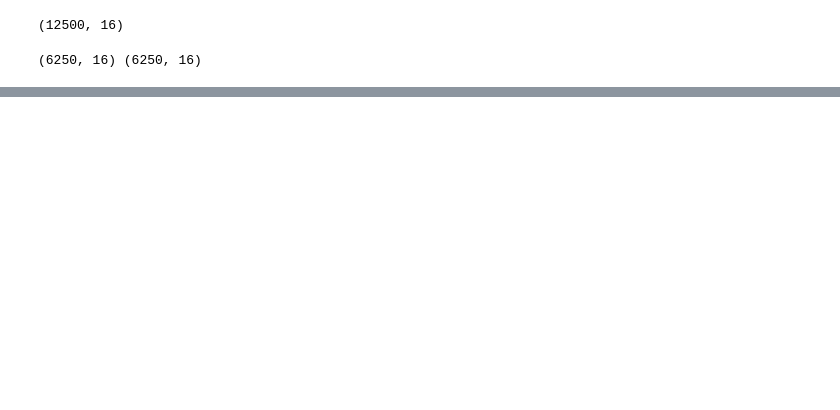
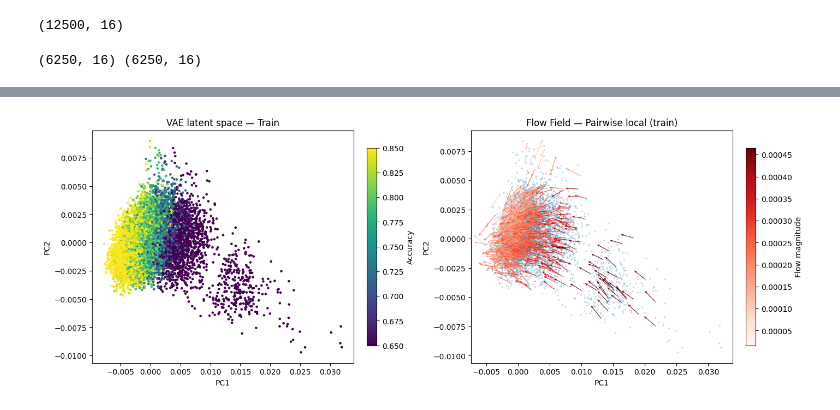
Before and after one commit to mvrmoris/Deep-Learning-Project, a Jupyter notebook: latent_space/data_inspection.ipynb, the cells around one changed output, grey strips where cells are left out. Saved outputs shown, nothing was run; the diff lists cells and outputs as text; code cells hidden in the pictures; blank space fills up the shorter version.

Commit message:
flow matching

```diff
--- a/latent_space/data_inspection.ipynb
+++ b/latent_space/data_inspection.ipynb
@@ -795,0 +914,58 @@ plt.show()
+# %%
+flow.eval()
+
+with torch.no_grad():
+    v_new = flow(torch.tensor(z_low, dtype=torch.float32).to(DEVICE))
+
+v_new_np = v_new.cpu().numpy()
+
+z_low_2d_new  = pca.transform(z_low)
+z_next_2d_new = pca.transform(z_low + v_new_np)
+v_2d_new      = z_next_2d_new - z_low_2d_new
+
+v_mag_new  = np.linalg.norm(v_2d_new, axis=1)
+v_norm_new = v_2d_new / (v_mag_new[:, None] + 1e-8)
+# Con questa
+x_range = z_low_2d_new[:,0].max() - z_low_2d_new[:,0].min()
+arrow_len_new = x_range * 0.05  # 5% della larghezza del plot
+idx_new = np.random.choice(len(z_low_2d_new), size=min(800, len(z_low_2d_new)), replace=False)
+
+# ============================================================
+# PLOT
+# ============================================================
+fig, axes = plt.subplots(1, 2, figsize=(14, 5), constrained_layout=True)
+
+# (0) VAE latent space
+sc0 = axes[0].scatter(
+    vae_2d[:,0], vae_2d[:,1],
+    c=y_train, cmap="viridis",
+    s=5, vmin=0.65, vmax=0.85
+)
+axes[0].set_title("VAE latent space — Train")
+axes[0].set_xlabel("PC1")
+axes[0].set_ylabel("PC2")
+fig.colorbar(sc0, ax=axes[0], shrink=0.85).set_label("Accuracy")
+
+# (1) Flow field — pairwise local
+axes[1].scatter(
+    z_low_2d_new[:,0], z_low_2d_new[:,1],
+    color="steelblue", s=5, alpha=0.3, linewidths=0, zorder=2
+)
+
+q_new = axes[1].quiver(
+    z_low_2d_new[idx_new,0], z_low_2d_new[idx_new,1],
+    v_norm_new[idx_new,0] * arrow_len_new,
+    v_norm_new[idx_new,1] * arrow_len_new,
+    v_mag_new[idx_new], cmap="Reds",
+    norm=plt.Normalize(vmin=v_mag_new.min(), vmax=np.percentile(v_mag_new, 95)),
+    angles="xy", scale_units="xy", scale=1,
+    width=0.002, headwidth=4, headlength=5, alpha=1, zorder=3
+)
+axes[1].set_title("Flow Field — Pairwise local (train)")
+axes[1].set_xlabel("PC1")
+axes[1].set_ylabel("PC2")
+fig.colorbar(q_new, ax=axes[1], shrink=0.85).set_label("Flow magnitude")
+
+plt.show()
+# %% [output]
+[figure, added]
```
Also changed, not shown: parts of 14 cells of this notebook.
